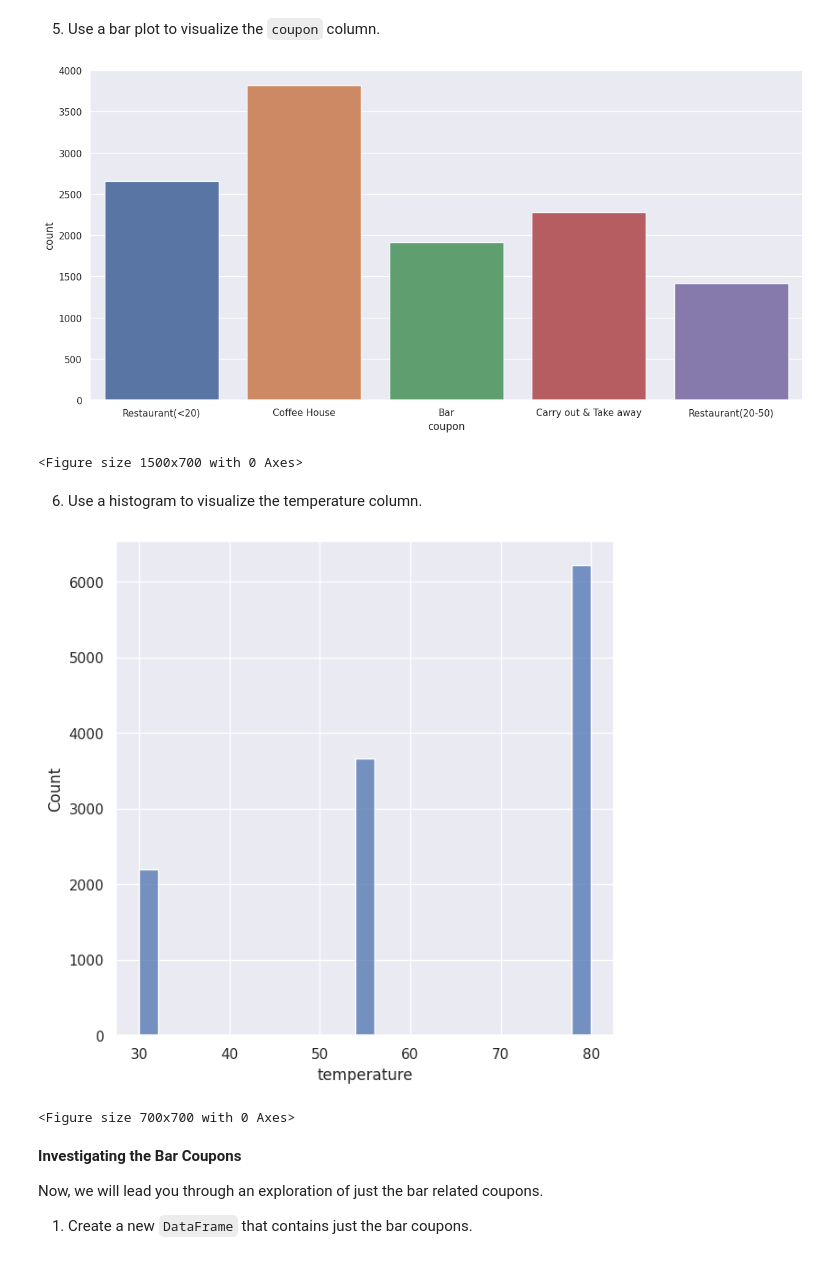
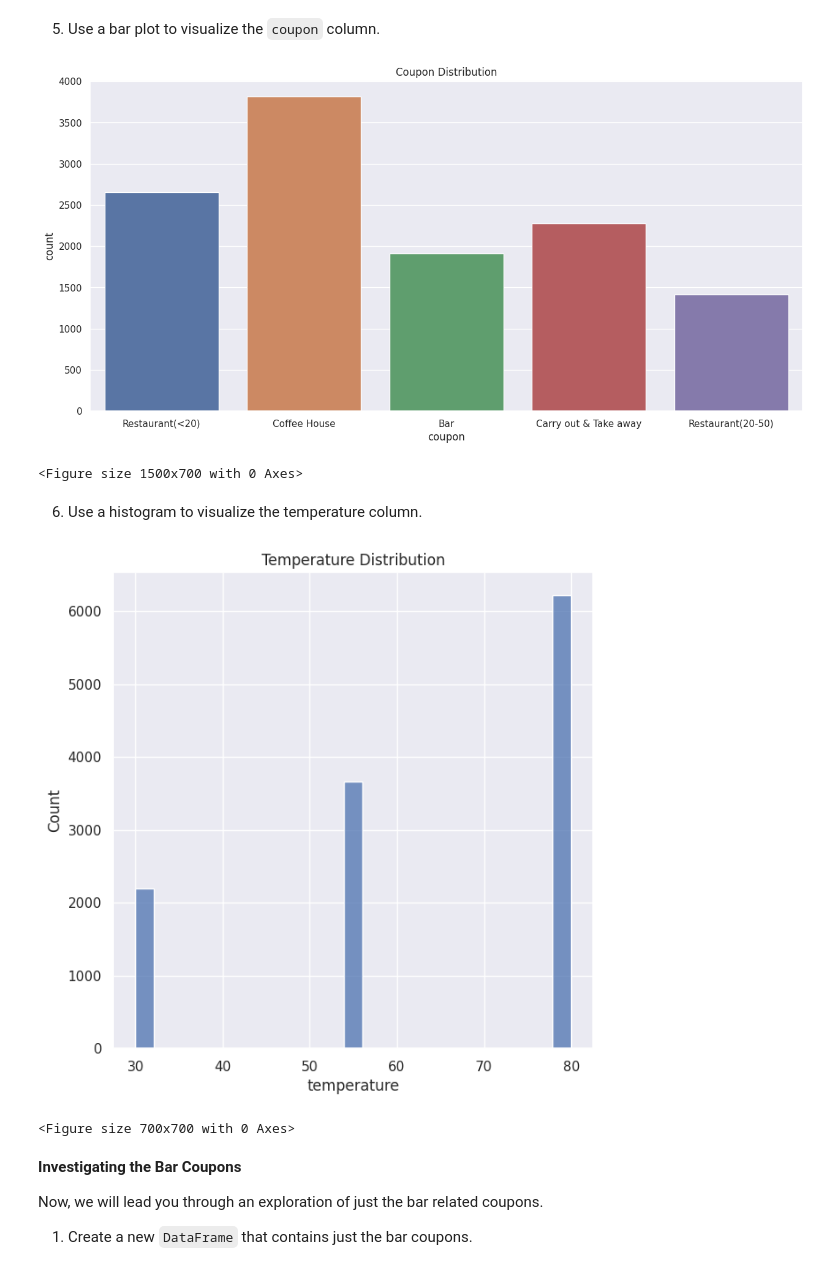
Before and after one commit to hemantborse/Practical-Application-1, a Jupyter notebook: prompt.ipynb, the cells around one changed output. Drawn from its saved outputs; the diff is of its cells as text; code cells hidden in the pictures.

```diff
--- a/prompt.ipynb
+++ b/prompt.ipynb
@@ -145,22 +154,30 @@ proportion of the total observations chose to accept the coupon is 57 %
 # %% [markdown]
 5. Use a bar plot to visualize the `coupon` column.
 # %%
+#set Size of plot
 sns.set(rc={'figure.figsize':(15, 7)})
-sns.countplot(x='coupon', data=data,hue='coupon')
+#use countplot to show coupoun on X axis and count on Y
+ax = sns.countplot(x='coupon', data=data,hue='coupon')
+ax.set_title('Coupon Distribution')
 plt.show()
+#save imange
 plt.savefig('images/coupon.png')
 # %% [output]
-[figure, old version]
+[figure, new version]
 <Figure size 1500x700 with 0 Axes>
 # %% [markdown]
 6. Use a histogram to visualize the temperature column.
 # %%
+#set the size of histogram
 sns.set(rc={'figure.figsize':(7, 7)})
-sns.histplot(data['temperature'])
+# use seaborn - histogram to visualize temprature column
+ax = sns.histplot(data['temperature'])
+ax.set_title('Temperature Distribution')
 plt.show()
+#save imange
 plt.savefig('images/temperature.png')
 # %% [output]
-[figure, old version]
+[figure, new version]
 <Figure size 700x700 with 0 Axes>
 # %% [markdown]
 **Investigating the Bar Coupons**
```
Also changed, not shown: parts of 4 cells of this notebook.
